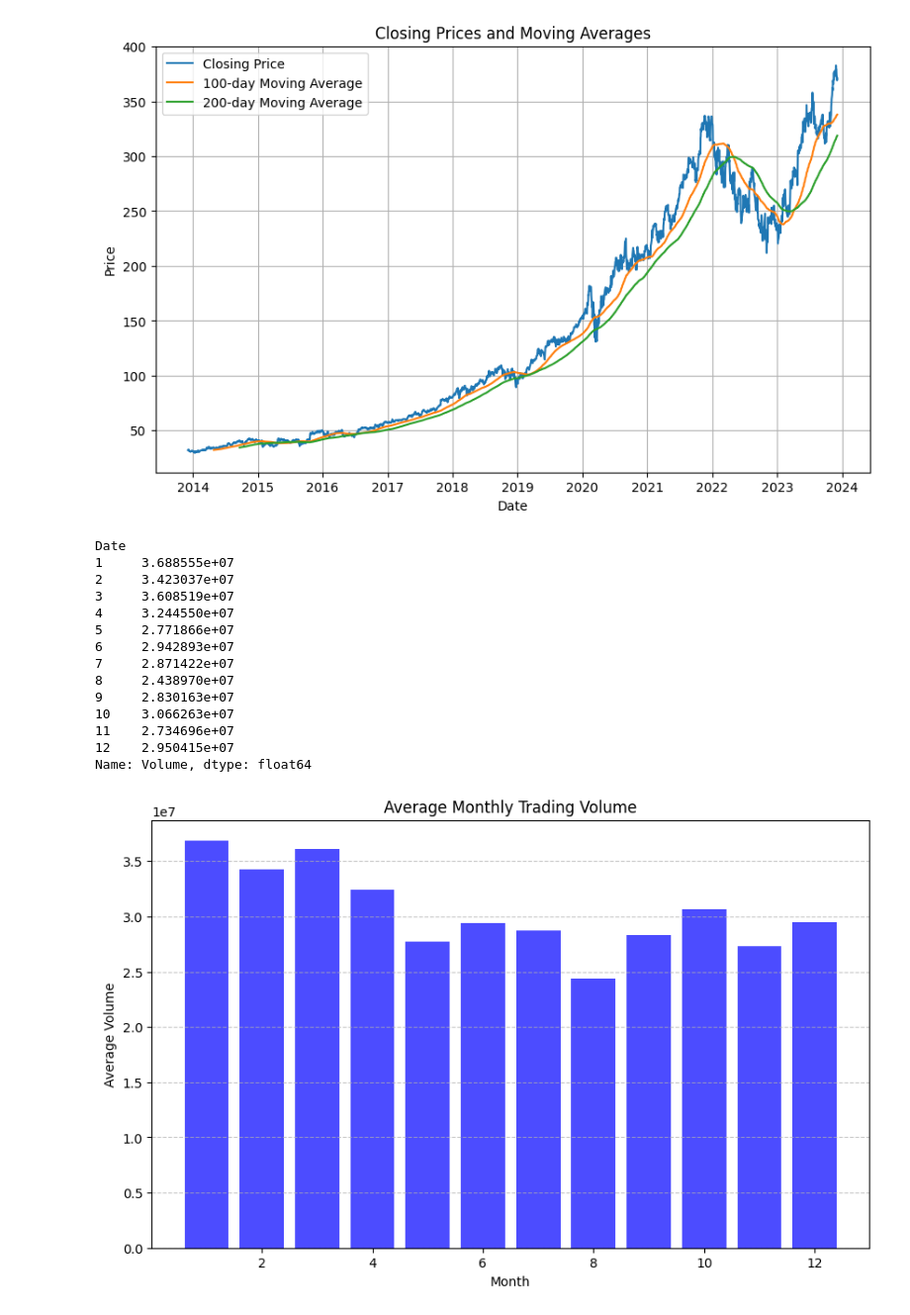
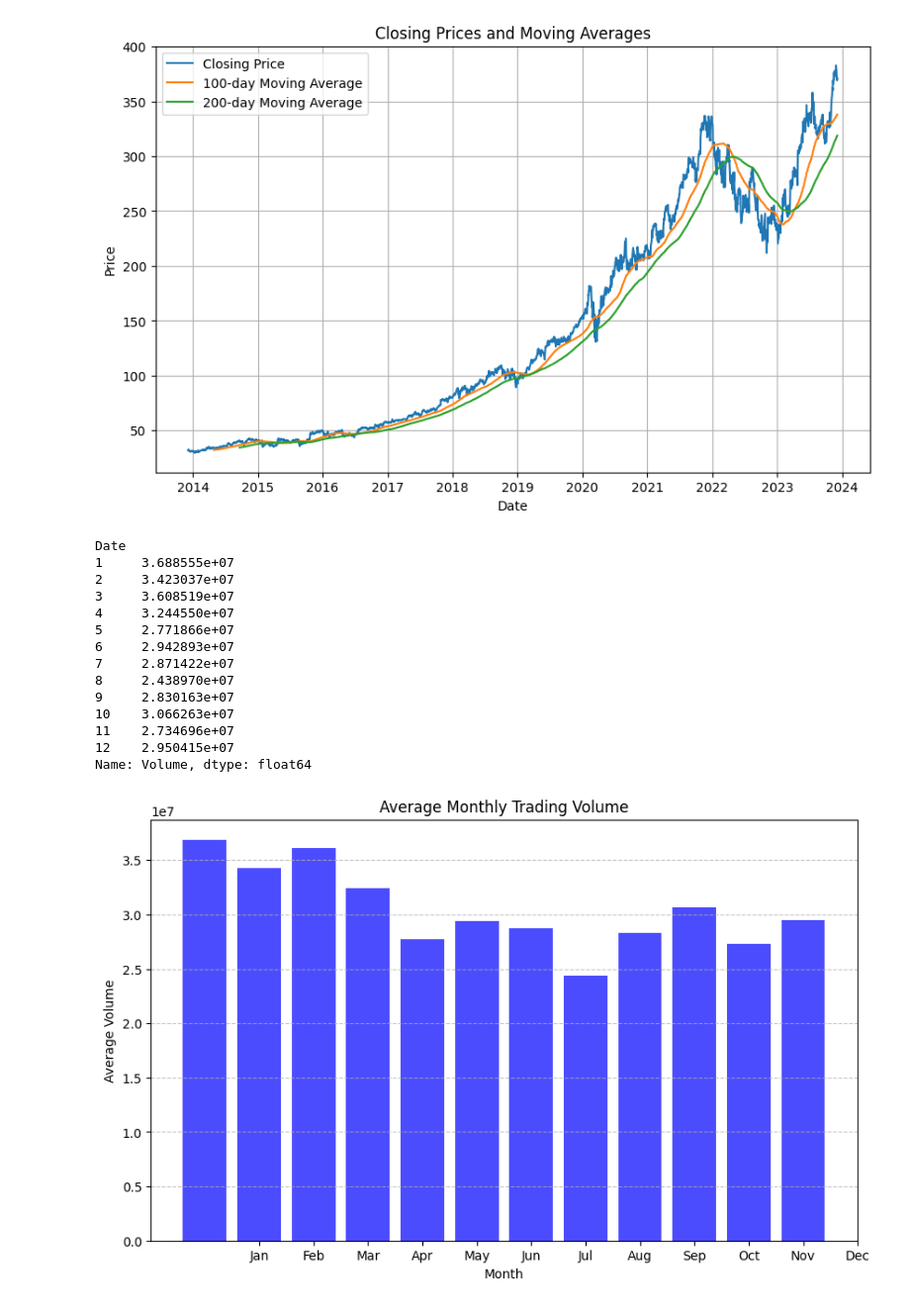
Before and after one commit to HUST-Business-Analytics/business-analytics-project, a Jupyter notebook: Analysis.ipynb, the cells around one changed output. Shown at 99% size. Saved outputs shown, nothing was run; the diff lists cells and outputs as text; code cells hidden in the pictures.

```diff
--- a/Analysis.ipynb
+++ b/Analysis.ipynb
@@ -113,36 +113,40 @@ plt.show()
 [figure]
 # %%
 #Are there any seasonal patterns in trading volumes?
-
+import calendar
 #filtering data
 filtered_df = df_Msft[(df_Msft.index >= '2014-01-01') & (df_Msft.index <= '2022-12-31')]
 
 #grouping by month and calculate the average volume
 monthly_avg = filtered_df.groupby(filtered_df.index.month)['Volume'].mean()
 print(monthly_avg)
 
-#plotting
+#Plotting
 plt.figure(figsize=(10, 6))
-plt.bar(monthly_avg.index, monthly_avg, color='b', alpha=0.7)
+plt.bar(monthly_avg.index.astype(str), monthly_avg, color='b', alpha=0.7)
+
+# Convert numeric month labels to abbreviated month names
+month_names = [calendar.month_abbr[i] for i in range(1, 13)]
+plt.xticks(monthly_avg.index, month_names)
 
 plt.title('Average Monthly Trading Volume')
 plt.xlabel('Month')
 plt.ylabel('Average Volume')
 plt.grid(axis='y', linestyle='--', alpha=0.7)
 plt.show()
 # %% [output]
 Date
 1     3.688555e+07
 2     3.423037e+07
 3     3.608519e+07
 4     3.244550e+07
 5     2.771866e+07
 6     2.942893e+07
 7     2.871422e+07
 8     2.438970e+07
 9     2.830163e+07
 10    3.066263e+07
 11    2.734696e+07
 12    2.950415e+07
 Name: Volume, dtype: float64
-[figure, old version]
+[figure, new version]
```
Also changed, not shown: parts of 8 cells of this notebook.
